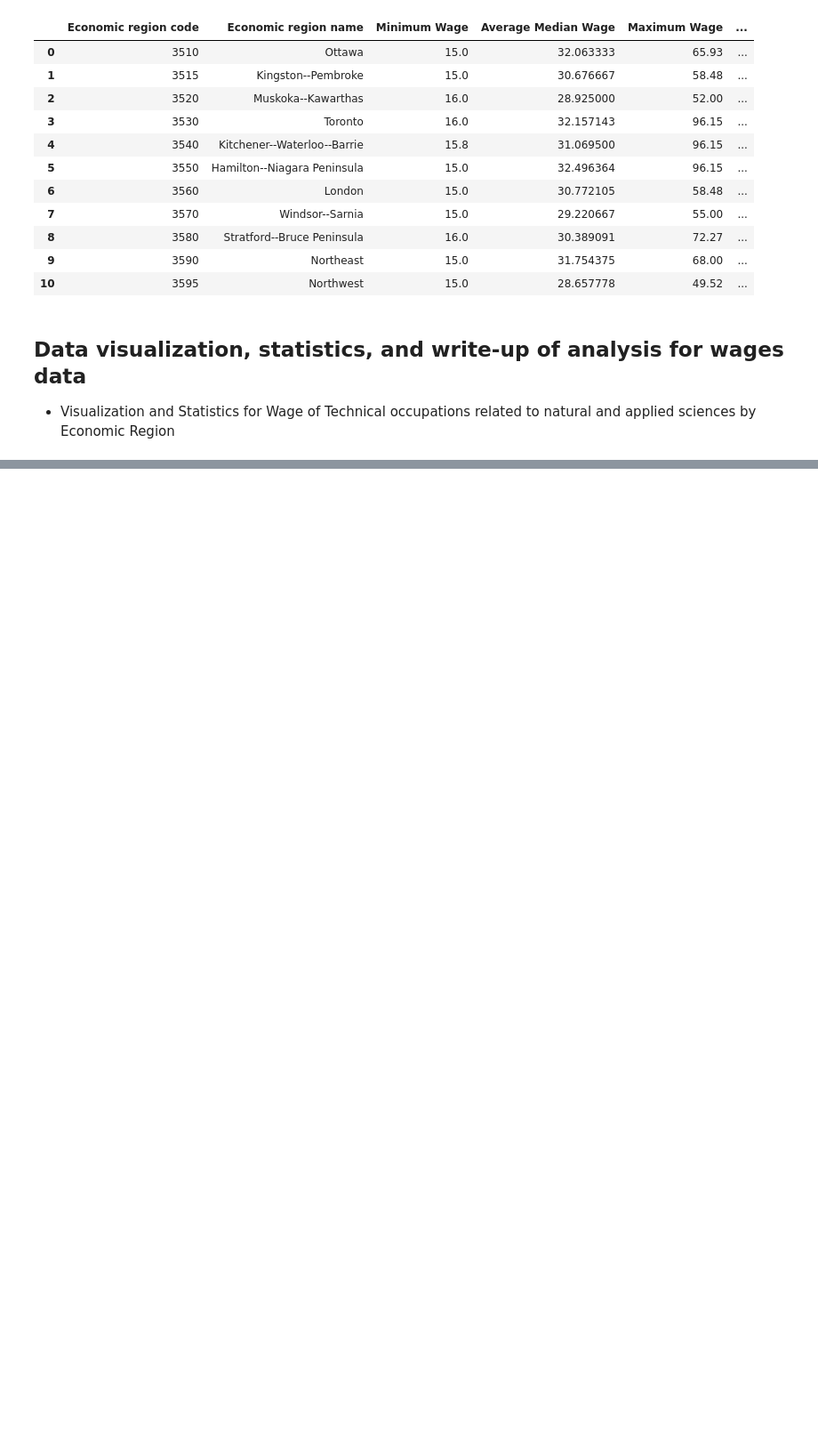
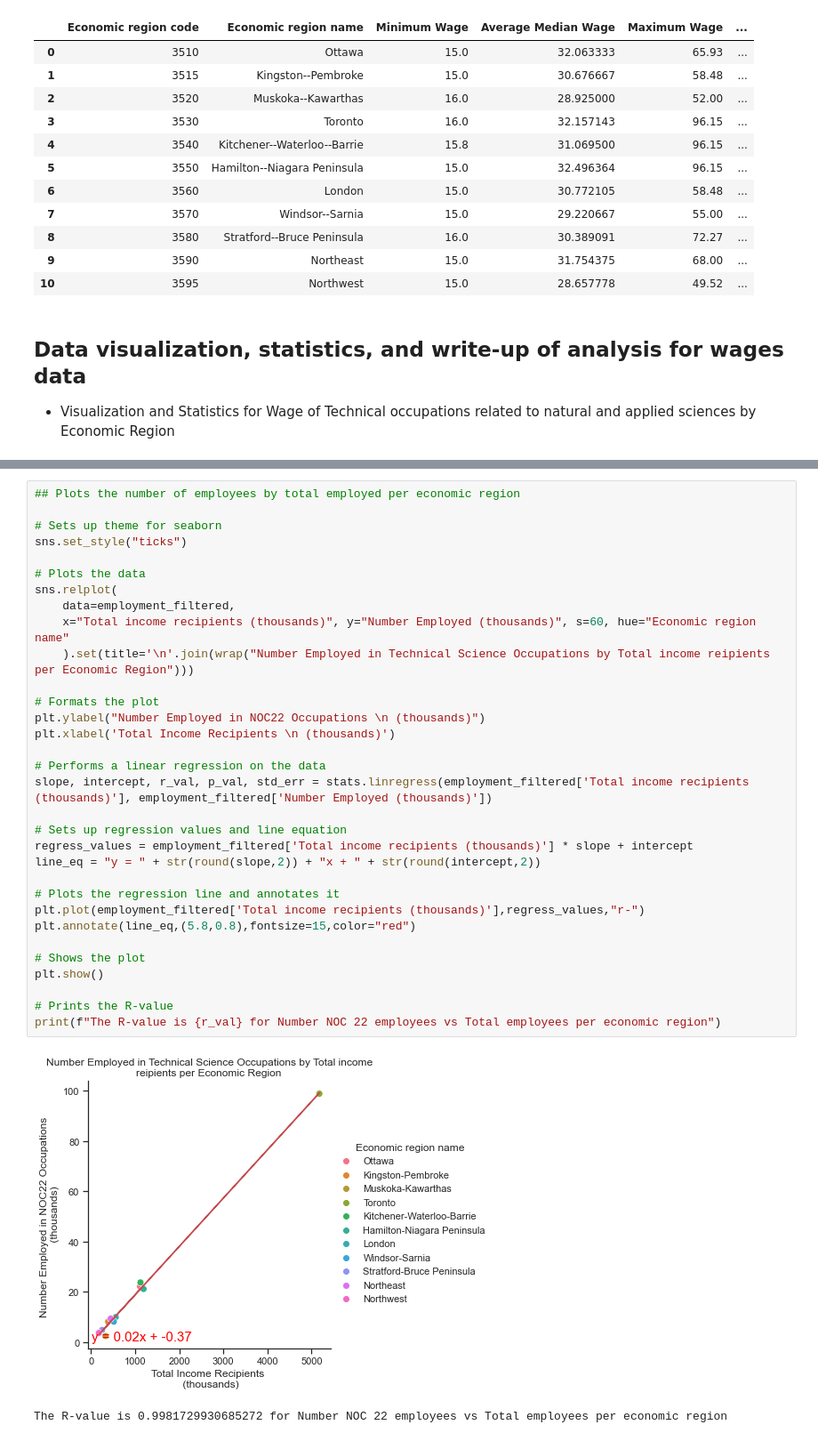
Before and after one commit to AyokOluwole/project-1, a Jupyter notebook: wage_jobs_analysis/wage_jobs_analysis.ipynb, the cells around one changed output, grey strips where cells are left out. Shown: that part at 89% size. Saved outputs shown, nothing was run; the diff lists cells and outputs as text; blank space fills up the shorter version.

```diff
--- a/wage_jobs_analysis/wage_jobs_analysis.ipynb
+++ b/wage_jobs_analysis/wage_jobs_analysis.ipynb
@@ -237,0 +265,35 @@ employment_filtered
+# %%
+## Plots the number of employees by total employed per economic region
+
+# Sets up theme for seaborn
+sns.set_style("ticks")
+
+# Plots the data
+sns.relplot(
+    data=employment_filtered,
+    x="Total income recipients (thousands)", y="Number Employed (thousands)", s=60, hue="Economic region name"
+    ).set(title='\n'.join(wrap("Number Employed in Technical Science Occupations by Total income reipients per Economic Region")))
+
+# Formats the plot
+plt.ylabel("Number Employed in NOC22 Occupations \n (thousands)")
+plt.xlabel('Total Income Recipients \n (thousands)')
+
+# Performs a linear regression on the data
+slope, intercept, r_val, p_val, std_err = stats.linregress(employment_filtered['Total income recipients (thousands)'], employment_filtered['Number Employed (thousands)'])
+
+# Sets up regression values and line equation
+regress_values = employment_filtered['Total income recipients (thousands)'] * slope + intercept
+line_eq = "y = " + str(round(slope,2)) + "x + " + str(round(intercept,2))
+
+# Plots the regression line and annotates it
+plt.plot(employment_filtered['Total income recipients (thousands)'],regress_values,"r-")
+plt.annotate(line_eq,(5.8,0.8),fontsize=15,color="red")
+
+# Shows the plot
+plt.show()
+
+# Prints the R-value
+print(f"The R-value is {r_val} for Number NOC 22 employees vs Total employees per economic region")
+# %% [output]
+[figure, added]
+The R-value is 0.9981729930685272 for Number NOC 22 employees vs Total employees per economic region
```
Also changed, not shown: parts of 24 cells of this notebook.
